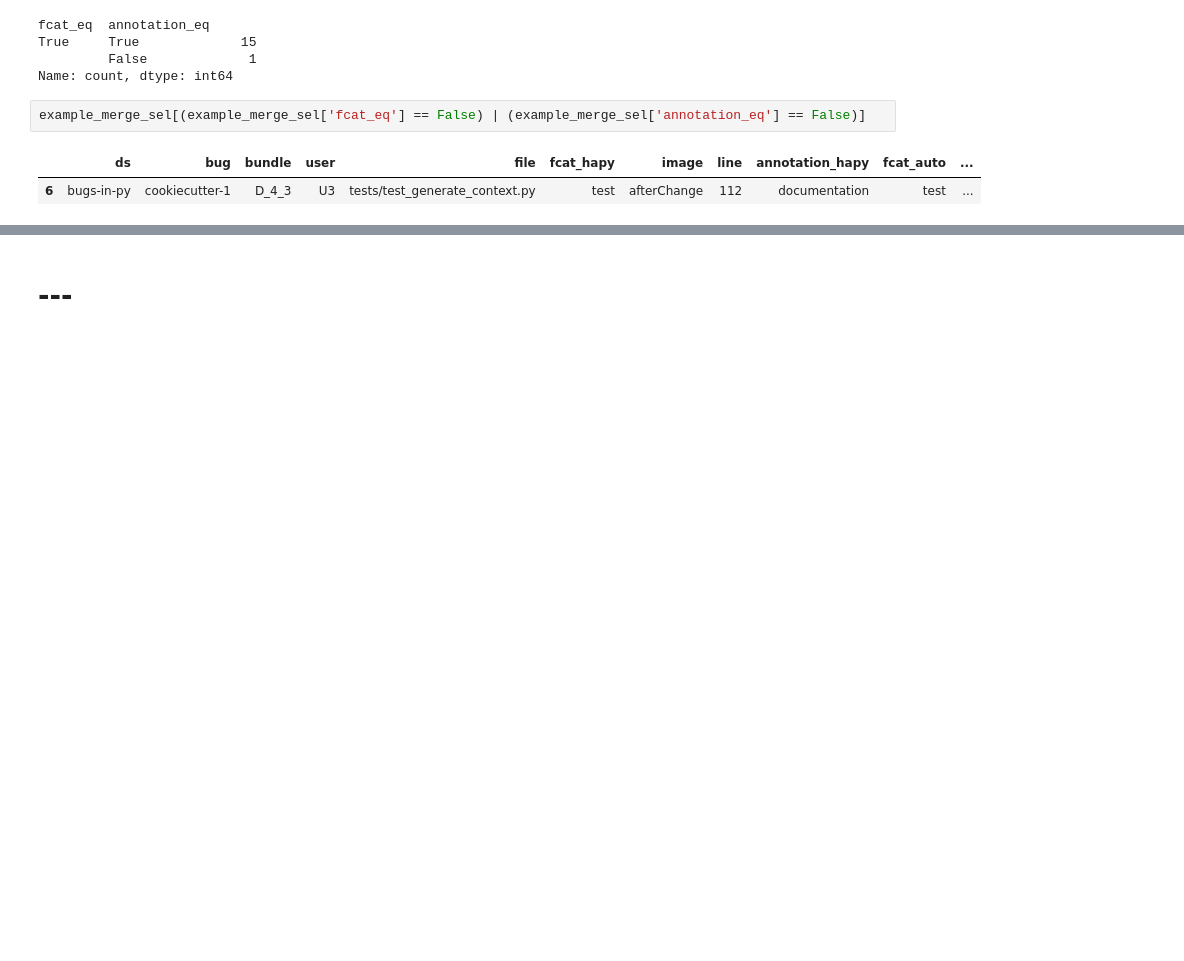
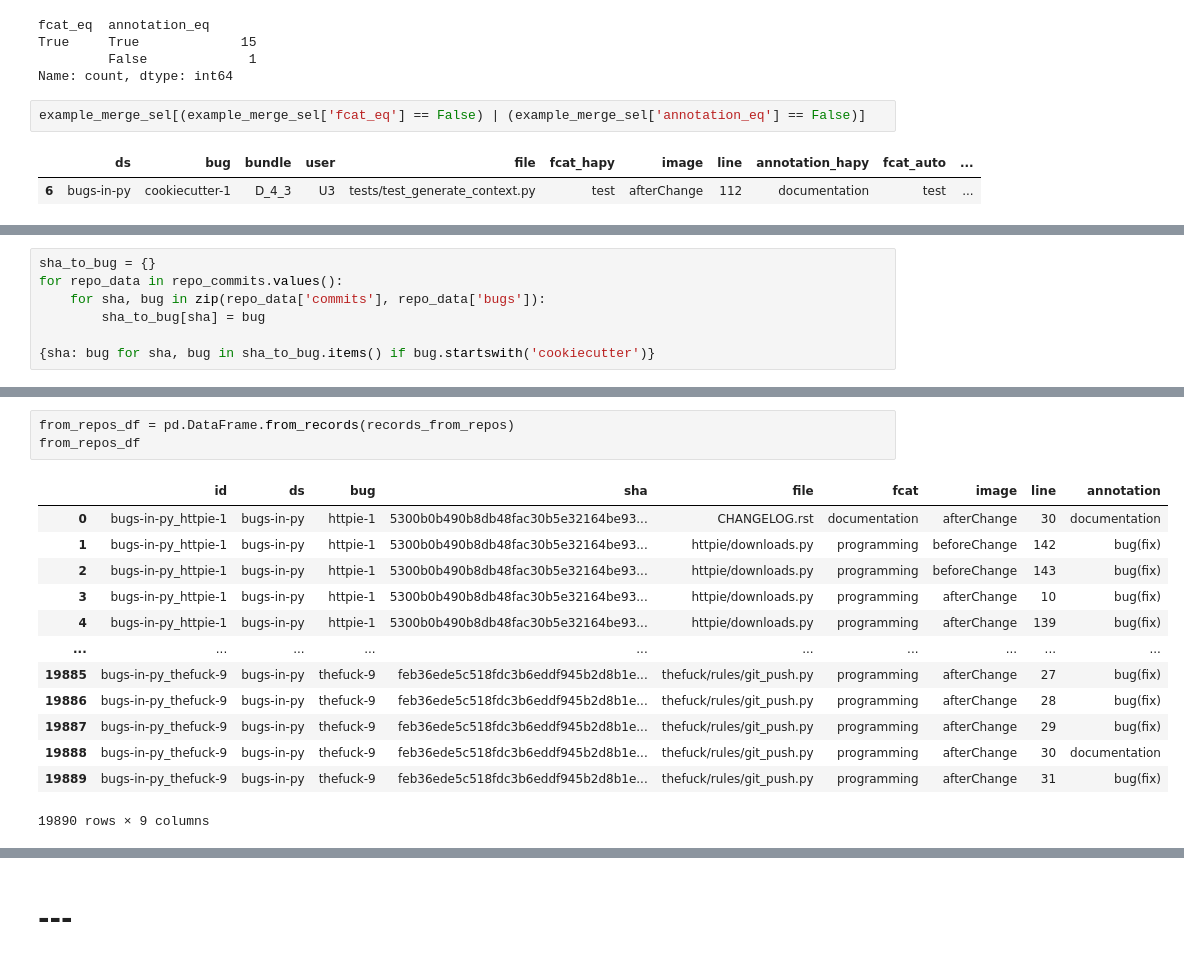
Before and after one commit to ncusi/PatchScope, a Jupyter notebook: notebooks/experiments/01-compare_annotations.ipynb, the cells around one changed output, grey strips where cells are left out. Drawn from its saved outputs; the diff is of its cells as text; blank space fills up the shorter version.

```diff
--- a/notebooks/experiments/01-compare_annotations.ipynb
+++ b/notebooks/experiments/01-compare_annotations.ipynb
@@ -858,0 +861,7 @@ example_merge_sel[(example_merge_sel['fcat_eq'] == False) | (example_merge_sel['
+# %%
+sha_to_bug = {}
+for repo_data in repo_commits.values():
+    for sha, bug in zip(repo_data['commits'], repo_data['bugs']):
+        sha_to_bug[sha] = bug
+
+{sha: bug for sha, bug in sha_to_bug.items() if bug.startswith('cookiecutter')}
@@ -858,0 +977,17 @@ example_merge_sel[(example_merge_sel['fcat_eq'] == False) | (example_merge_sel['
+# %%
+from_repos_df = pd.DataFrame.from_records(records_from_repos)
+from_repos_df
+# %% [output]
+|  | id | ds | bug | sha | file | fcat | image | line | annotation |
+| 0 | bugs-in-py_httpie-1 | bugs-in-py | httpie-1 | 5300b0b490b8db48fac30b5e32164be93... | CHANGELOG.rst | documentation | afterChange | 30 | documentation |
+| 1 | bugs-in-py_httpie-1 | bugs-in-py | httpie-1 | 5300b0b490b8db48fac30b5e32164be93... | httpie/downloads.py | programming | beforeChange | 142 | bug(fix) |
+| 2 | bugs-in-py_httpie-1 | bugs-in-py | httpie-1 | 5300b0b490b8db48fac30b5e32164be93... | httpie/downloads.py | programming | beforeChange | 143 | bug(fix) |
+| 3 | bugs-in-py_httpie-1 | bugs-in-py | httpie-1 | 5300b0b490b8db48fac30b5e32164be93... | httpie/downloads.py | programming | afterChange | 10 | bug(fix) |
+| 4 | bugs-in-py_httpie-1 | bugs-in-py | httpie-1 | 5300b0b490b8db48fac30b5e32164be93... | httpie/downloads.py | programming | afterChange | 139 | bug(fix) |
+| ... | ... | ... | ... | ... | ... | ... | ... | ... | ... |
+| 19885 | bugs-in-py_thefuck-9 | bugs-in-py | thefuck-9 | feb36ede5c518fdc3b6eddf945b2d8b1e... | thefuck/rules/git_push.py | programming | afterChange | 27 | bug(fix) |
+| 19886 | bugs-in-py_thefuck-9 | bugs-in-py | thefuck-9 | feb36ede5c518fdc3b6eddf945b2d8b1e... | thefuck/rules/git_push.py | programming | afterChange | 28 | bug(fix) |
+| 19887 | bugs-in-py_thefuck-9 | bugs-in-py | thefuck-9 | feb36ede5c518fdc3b6eddf945b2d8b1e... | thefuck/rules/git_push.py | programming | afterChange | 29 | bug(fix) |
+| 19888 | bugs-in-py_thefuck-9 | bugs-in-py | thefuck-9 | feb36ede5c518fdc3b6eddf945b2d8b1e... | thefuck/rules/git_push.py | programming | afterChange | 30 | documentation |
+| 19889 | bugs-in-py_thefuck-9 | bugs-in-py | thefuck-9 | feb36ede5c518fdc3b6eddf945b2d8b1e... | thefuck/rules/git_push.py | programming | afterChange | 31 | bug(fix) |
+19890 rows × 9 columns
```
Also changed, not shown: parts of 14 cells of this notebook.
